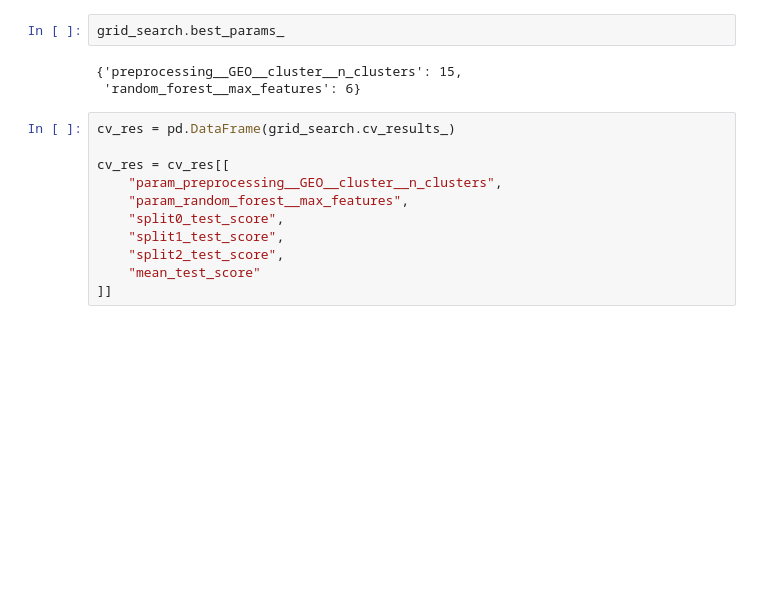
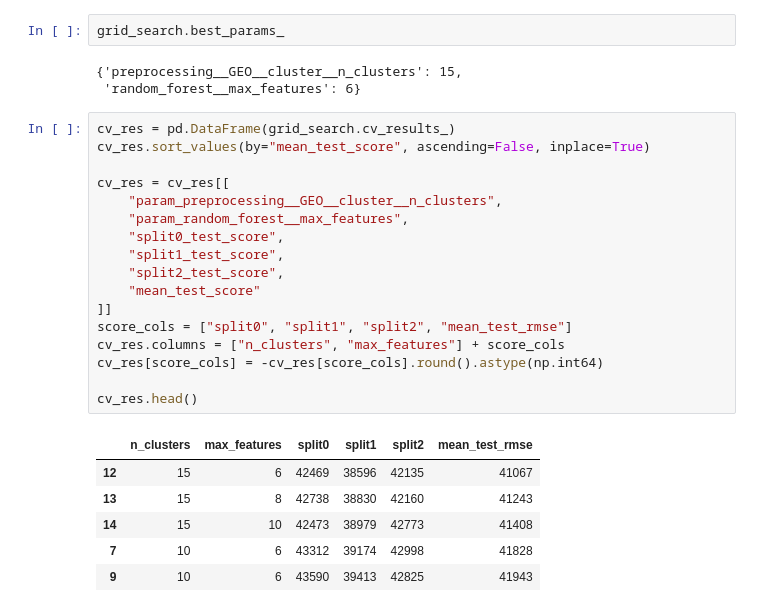
Before and after one commit to AliyarBhos/Works-done-in-Div-Academy, a Jupyter notebook: Module3(From_28_jan)/Tuning.ipynb, the cells around one changed output. Drawn from its saved outputs; the diff is of its cells as text; blank space fills up the shorter version.

```diff
--- a/Module3(From_28_jan)/Tuning.ipynb
+++ b/Module3(From_28_jan)/Tuning.ipynb
@@ -415,12 +415,25 @@ grid_search.best_params_
  'random_forest__max_features': 6}
 # %%
 cv_res = pd.DataFrame(grid_search.cv_results_)
+cv_res.sort_values(by="mean_test_score", ascending=False, inplace=True)
 
 cv_res = cv_res[[
     "param_preprocessing__GEO__cluster__n_clusters",
     "param_random_forest__max_features",
     "split0_test_score",
     "split1_test_score",
     "split2_test_score",
     "mean_test_score"
 ]]
+score_cols = ["split0", "split1", "split2", "mean_test_rmse"]
+cv_res.columns = ["n_clusters", "max_features"] + score_cols
+cv_res[score_cols] = -cv_res[score_cols].round().astype(np.int64)
+
+cv_res.head()
+# %% [output]
+|  | n_clusters | max_features | split0 | split1 | split2 | mean_test_rmse |
+| 12 | 15 | 6 | 42469 | 38596 | 42135 | 41067 |
+| 13 | 15 | 8 | 42738 | 38830 | 42160 | 41243 |
+| 14 | 15 | 10 | 42473 | 38979 | 42773 | 41408 |
+| 7 | 10 | 6 | 43312 | 39174 | 42998 | 41828 |
+| 9 | 10 | 6 | 43590 | 39413 | 42825 | 41943 |
```
Also changed, not shown: parts of 8 cells of this notebook.
